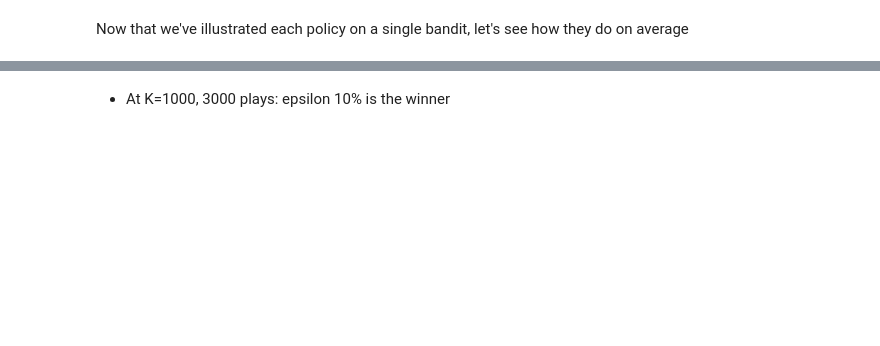
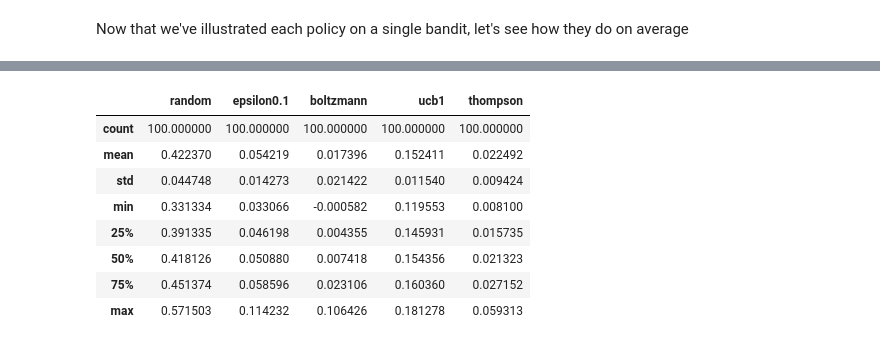
Before and after one commit to hacktuarial/bandits, a Jupyter notebook: Multiarmed bandits.ipynb, the cells around one changed output, grey strips where cells are left out. Saved outputs shown, nothing was run; the diff lists cells and outputs as text; code cells hidden in the pictures; blank space fills up the shorter version.

```diff
--- a/Multiarmed bandits.ipynb
+++ b/Multiarmed bandits.ipynb
@@ -180,4 +191,12 @@ plt.xlabel("")
 # %%
-results.describe()
+df_plot.describe()
+# %% [output]
+|  | random | epsilon0.1 | boltzmann | ucb1 | thompson |
+| count | 100.000000 | 100.000000 | 100.000000 | 100.000000 | 100.000000 |
+| mean | 0.422370 | 0.054219 | 0.017396 | 0.152411 | 0.022492 |
+| std | 0.044748 | 0.014273 | 0.021422 | 0.011540 | 0.009424 |
+| min | 0.331334 | 0.033066 | -0.000582 | 0.119553 | 0.008100 |
+| 25% | 0.391335 | 0.046198 | 0.004355 | 0.145931 | 0.015735 |
+| 50% | 0.418126 | 0.050880 | 0.007418 | 0.154356 | 0.021323 |
+| 75% | 0.451374 | 0.058596 | 0.023106 | 0.160360 | 0.027152 |
+| max | 0.571503 | 0.114232 | 0.106426 | 0.181278 | 0.059313 |
-# %% [markdown]
-* At K=1000, 3000 plays: epsilon 10% is the winner
```
Also changed, not shown: parts of 22 cells of this notebook.
